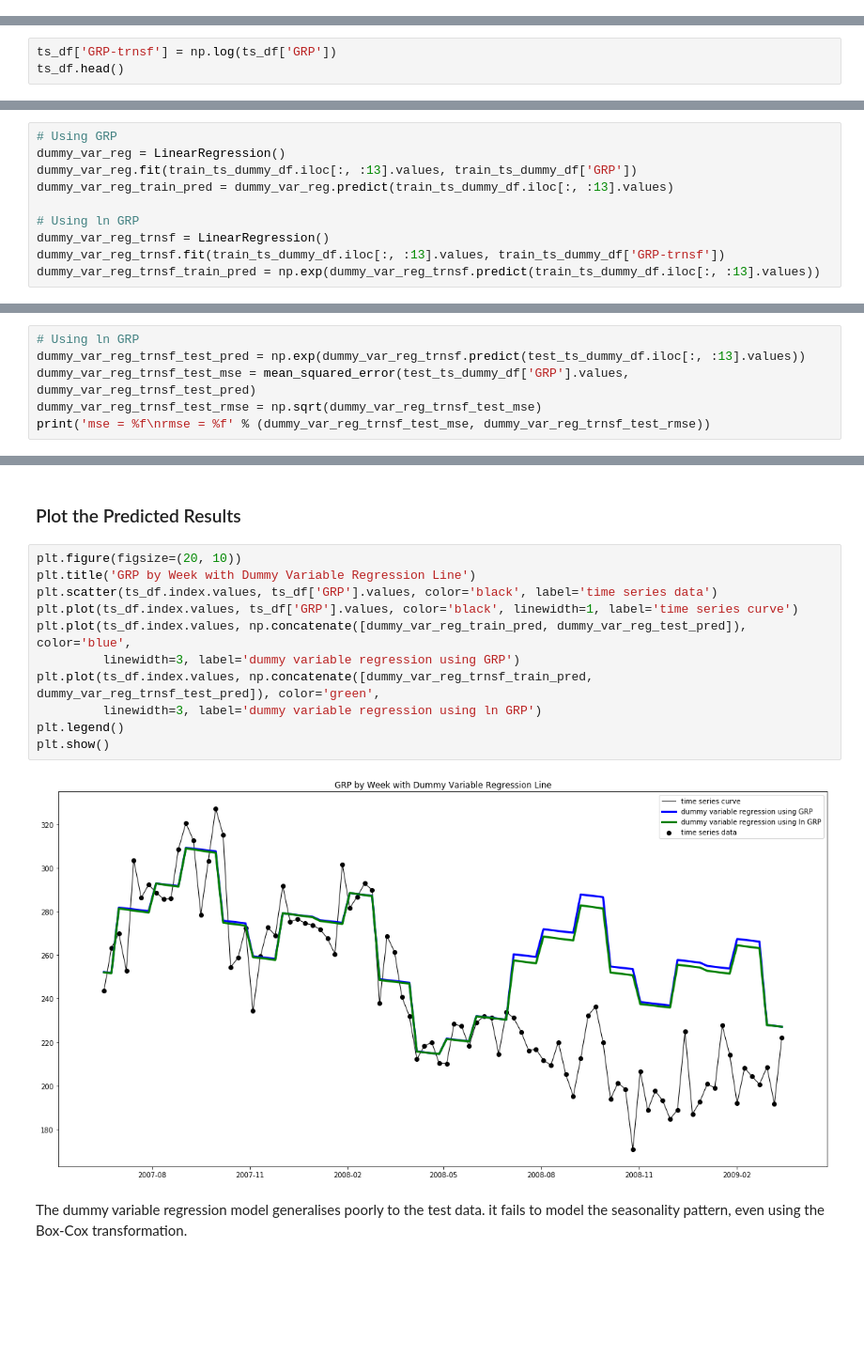
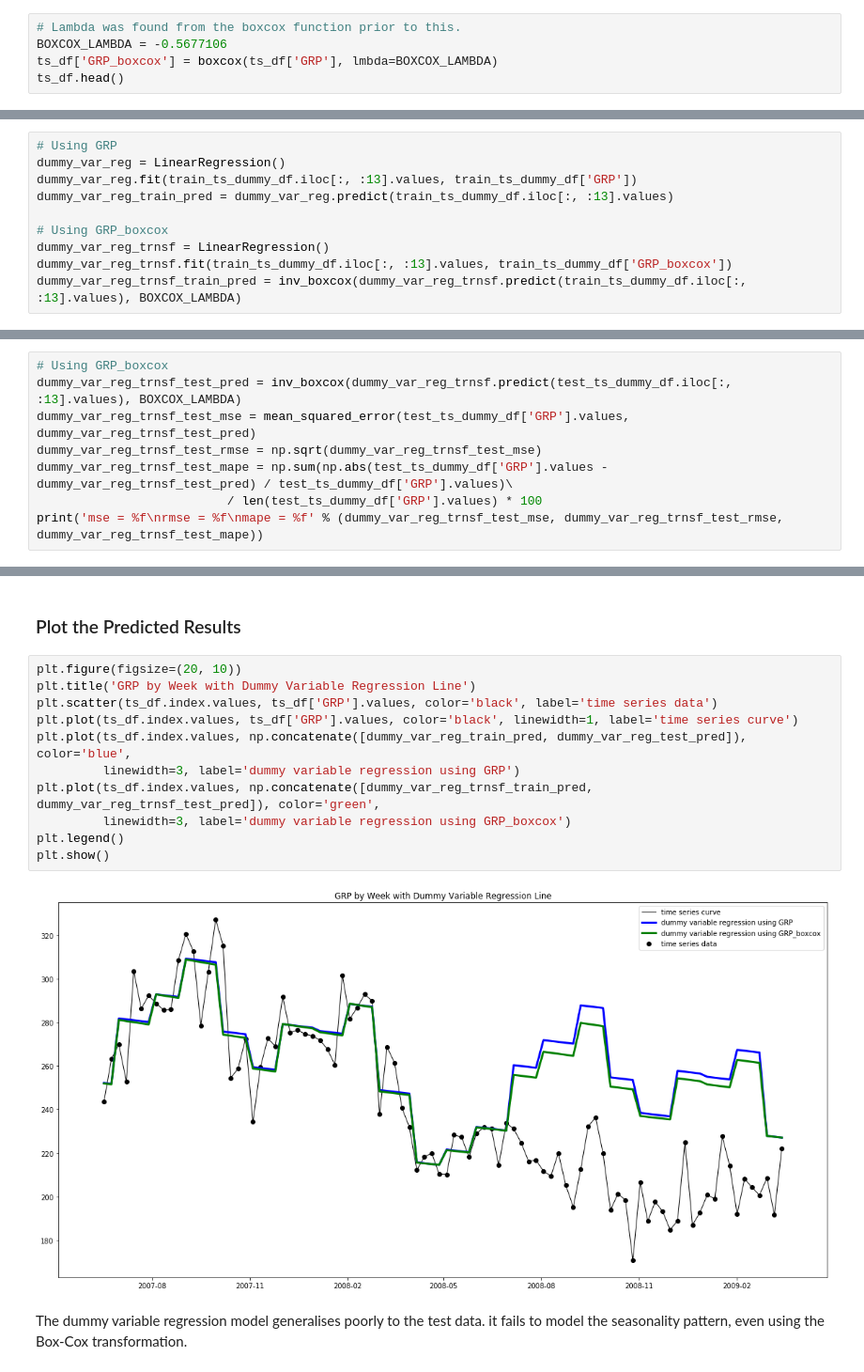
Before and after one commit to tkokkeng/KE5108-TVChannelRatings, a Jupyter notebook: linReg.ipynb, the cells around one changed output, grey strips where cells are left out. Shown at 94% size. Cells and saved outputs as stored; diff of their text form; blank space fills up the shorter version.

```diff
--- a/linReg.ipynb
+++ b/linReg.ipynb
@@ -99,0 +104,5 @@ The plot for the time series data shows a decreasing seasonal variation.
+# %%
+# Lambda was found from the boxcox function prior to this.
+BOXCOX_LAMBDA = -0.5677106
+ts_df['GRP_boxcox'] = boxcox(ts_df['GRP'], lmbda=BOXCOX_LAMBDA)
+ts_df.head()
@@ -358,3 +424,0 @@ memory usage: 5.4+ KB
-# %%
-ts_df['GRP-trnsf'] = np.log(ts_df['GRP'])
-ts_df.head()
@@ -409,10 +460,10 @@ dummy_var_reg = LinearRegression()
 dummy_var_reg.fit(train_ts_dummy_df.iloc[:, :13].values, train_ts_dummy_df['GRP'])
 dummy_var_reg_train_pred = dummy_var_reg.predict(train_ts_dummy_df.iloc[:, :13].values)
 
-# Using ln GRP
+# Using GRP_boxcox
 dummy_var_reg_trnsf = LinearRegression()
-dummy_var_reg_trnsf.fit(train_ts_dummy_df.iloc[:, :13].values, train_ts_dummy_df['GRP-trnsf'])
-dummy_var_reg_trnsf_train_pred = np.exp(dummy_var_reg_trnsf.predict(train_ts_dummy_df.iloc[:, :13].values))
+dummy_var_reg_trnsf.fit(train_ts_dummy_df.iloc[:, :13].values, train_ts_dummy_df['GRP_boxcox'])
+dummy_var_reg_trnsf_train_pred = inv_boxcox(dummy_var_reg_trnsf.predict(train_ts_dummy_df.iloc[:, :13].values), BOXCOX_LAMBDA)
 # %% [markdown]
 ### Training Results
 # %%
@@ -455,7 +518,9 @@ rmse = 53.103508
 # %%
-# Using ln GRP
-dummy_var_reg_trnsf_test_pred = np.exp(dummy_var_reg_trnsf.predict(test_ts_dummy_df.iloc[:, :13].values))
+# Using GRP_boxcox
+dummy_var_reg_trnsf_test_pred = inv_boxcox(dummy_var_reg_trnsf.predict(test_ts_dummy_df.iloc[:, :13].values), BOXCOX_LAMBDA)
 dummy_var_reg_trnsf_test_mse = mean_squared_error(test_ts_dummy_df['GRP'].values, dummy_var_reg_trnsf_test_pred)
 dummy_var_reg_trnsf_test_rmse = np.sqrt(dummy_var_reg_trnsf_test_mse)
-print('mse = %f\nrmse = %f' % (dummy_var_reg_trnsf_test_mse, dummy_var_reg_trnsf_test_rmse))
+dummy_var_reg_trnsf_test_mape = np.sum(np.abs(test_ts_dummy_df['GRP'].values - dummy_var_reg_trnsf_test_pred) / test_ts_dummy_df['GRP'].values)\
+                          / len(test_ts_dummy_df['GRP'].values) * 100
+print('mse = %f\nrmse = %f\nmape = %f' % (dummy_var_reg_trnsf_test_mse, dummy_var_reg_trnsf_test_rmse, dummy_var_reg_trnsf_test_mape))
 # %% [output]
@@ -491,16 +559,16 @@ results_list
 # %%
 plt.figure(figsize=(20, 10))
 plt.title('GRP by Week with Dummy Variable Regression Line')
 plt.scatter(ts_df.index.values, ts_df['GRP'].values, color='black', label='time series data')
 plt.plot(ts_df.index.values, ts_df['GRP'].values, color='black', linewidth=1, label='time series curve')
 plt.plot(ts_df.index.values, np.concatenate([dummy_var_reg_train_pred, dummy_var_reg_test_pred]), color='blue',
          linewidth=3, label='dummy variable regression using GRP')
 plt.plot(ts_df.index.values, np.concatenate([dummy_var_reg_trnsf_train_pred, dummy_var_reg_trnsf_test_pred]), color='green',
-         linewidth=3, label='dummy variable regression using ln GRP')
+         linewidth=3, label='dummy variable regression using GRP_boxcox')
 plt.legend()
 plt.show()
 # %% [output]
-[figure, old version]
+[figure, new version]
 # %% [markdown]
 The dummy variable regression model generalises poorly to the test data. it fails to model the seasonality pattern, even using the Box-Cox transformation.
 # %%
```
Also changed, not shown: parts of 63 cells of this notebook.
